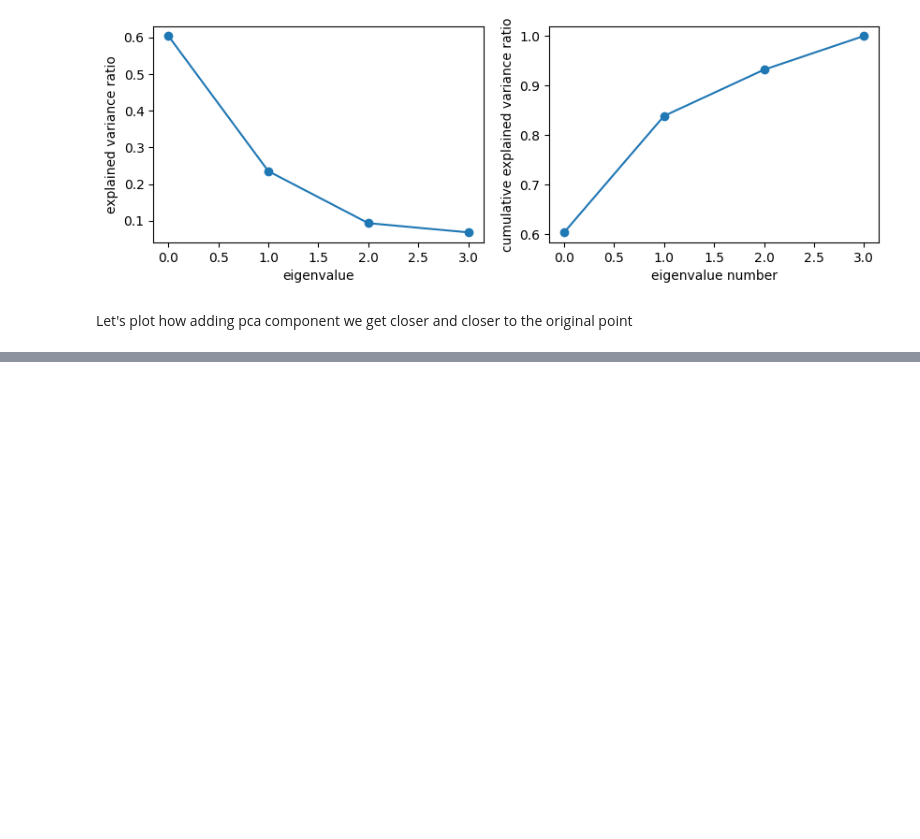
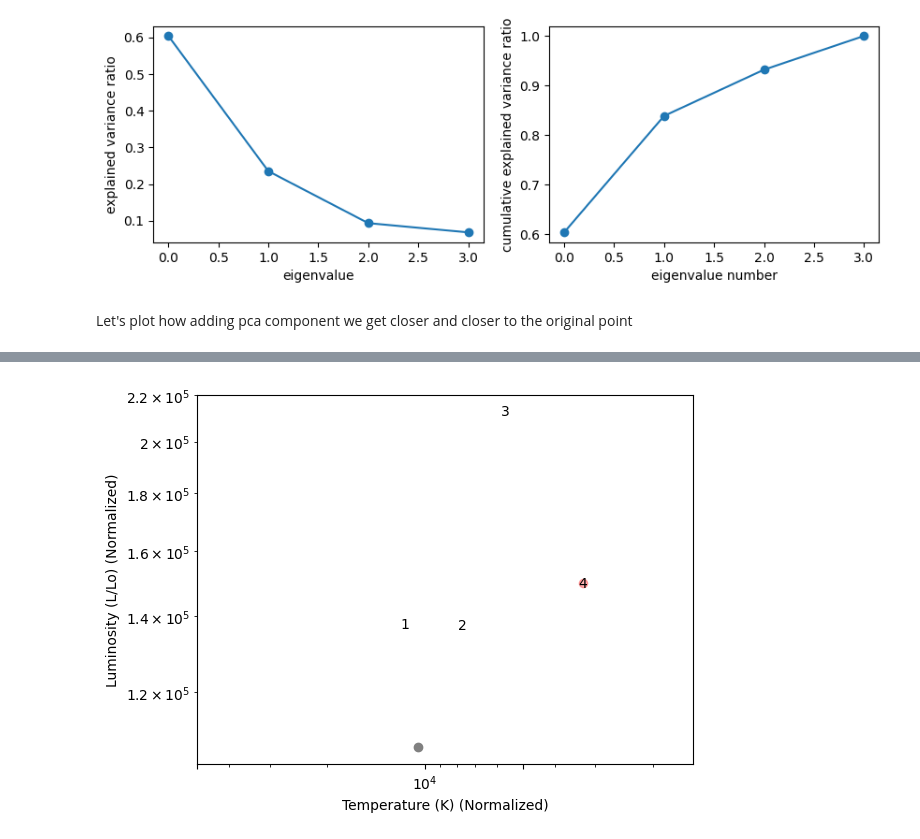
Before and after one commit to Sofiadossena/astrostatistics_bicocca_2025, a Jupyter notebook: working/15_HR.ipynb, the cells around one changed output, grey strips where cells are left out. Saved outputs shown, nothing was run; the diff lists cells and outputs as text; code cells hidden in the pictures; blank space fills up the shorter version.

```diff
--- a/working/15_HR.ipynb
+++ b/working/15_HR.ipynb
@@ -182,0 +185,28 @@ plt.show()
+# %%
+x1_r = scaler.inverse_transform(x1.reshape(1, -1))[0]
+x2_r = scaler.inverse_transform(x2.reshape(1, -1))[0]
+x3_r = scaler.inverse_transform(x3.reshape(1, -1))[0]
+x4_r= scaler.inverse_transform(x4.reshape(1, -1))[0]
+
+mean_r = scaler.inverse_transform(mean.reshape(1, -1))[0]
+star_r = scaler.inverse_transform(star.reshape(1, -1))[0]
+
+plt.scatter(star_r[0], star_r[1], color='red', label='Star 1', alpha=0.3)
+plt.scatter(mean_r[0], mean_r[1], color='grey', label='Mean')
+plt.scatter(x1_r[0], x1_r[1], label='mean + 1 component', alpha=0)
+plt.text(x1_r[0], x1_r[1], '1', fontsize=10, ha='center', va='center')
+plt.scatter(x2_r[0], x2_r[1], label='mean + 2 components', alpha=0)
+plt.text(x2_r[0], x2_r[1], '2', fontsize=10, ha='center', va='center')
+plt.scatter(x3_r[0], x3_r[1], label='mean + 3 components', alpha=0)
+plt.text(x3_r[0], x3_r[1], '3', fontsize=10, ha='center', va='center')
+plt.scatter(x4_r[0], x4_r[1], label='mean + 4 components', alpha=0)
+plt.text(x4_r[0], x4_r[1], '4', fontsize=10, ha='center', va='center')
+plt.xlabel('Temperature (K) (Normalized)')
+plt.ylabel('Luminosity (L/Lo) (Normalized)')
+plt.xscale('log')
+plt.yscale('log')
+plt.xticks([5000, 10000, 50000])
+plt.xlim(5e4, 1.5e3) #swiches the axis
+plt.show()
+# %% [output]
+[figure, added]
```
Also changed, not shown: parts of 1 cell of this notebook.
